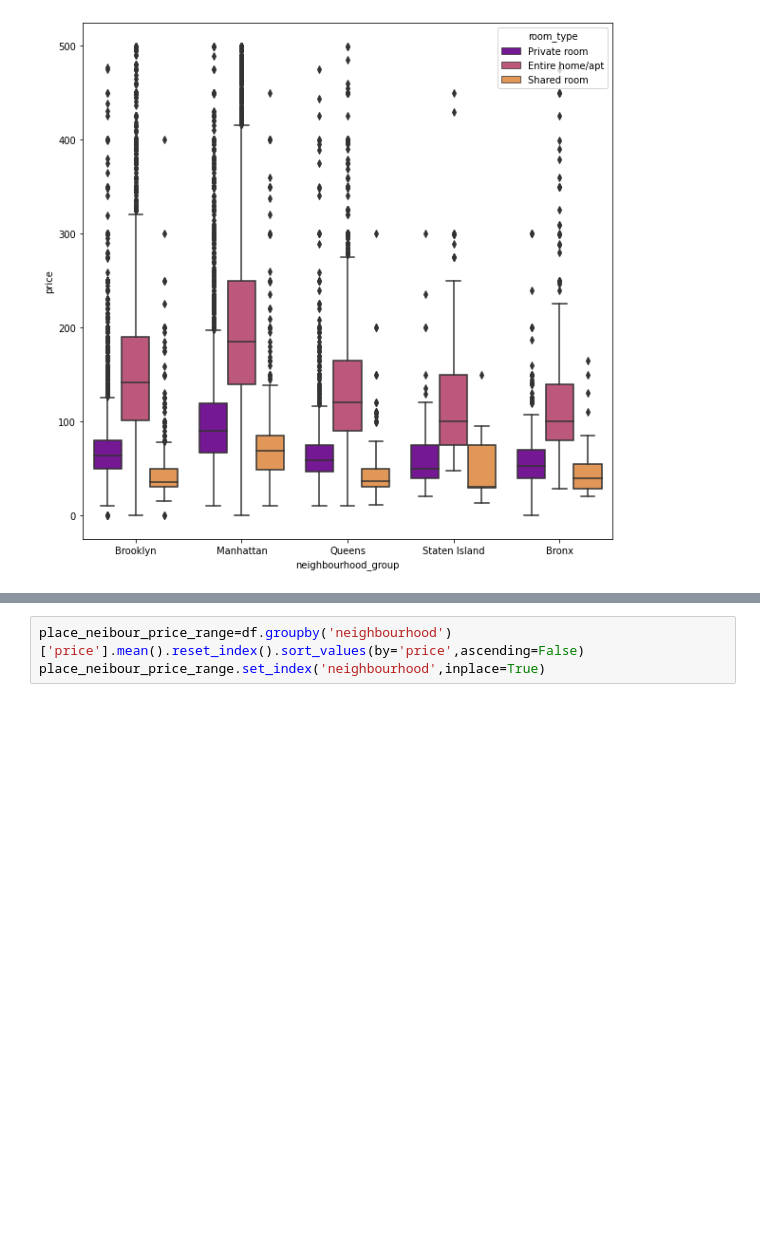
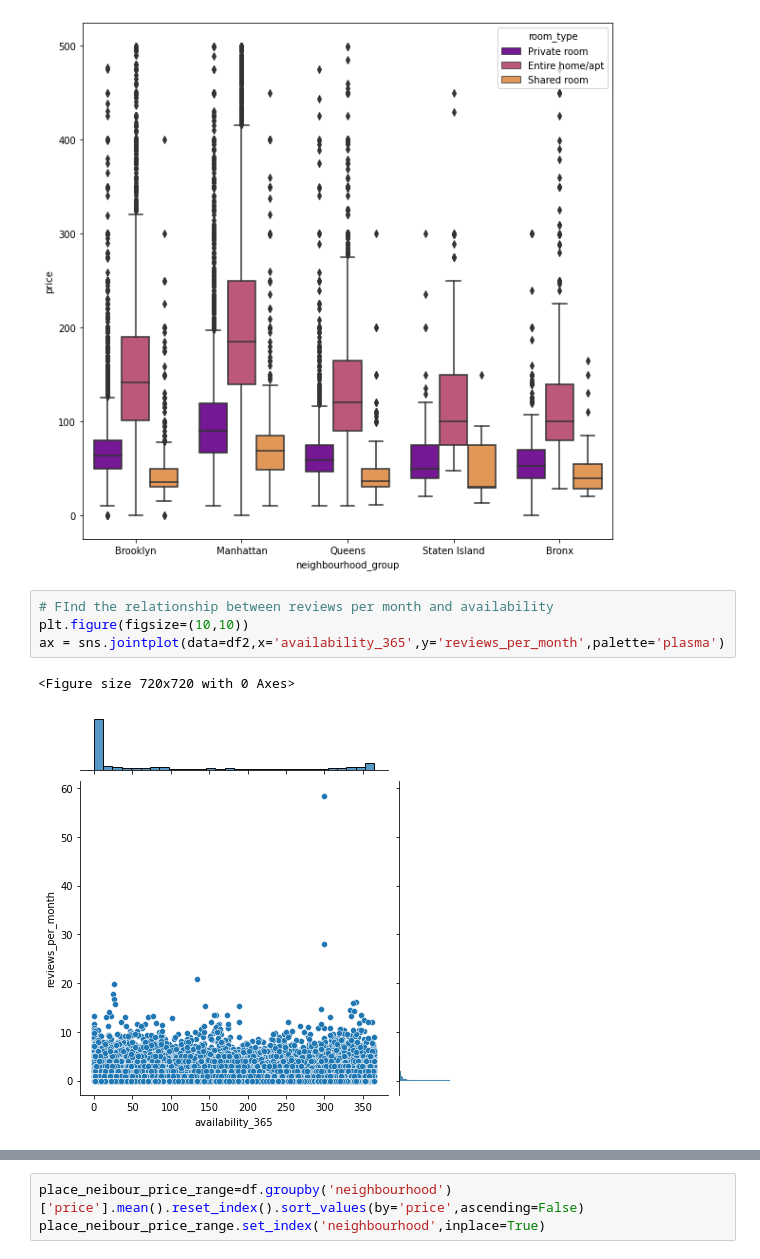
Before and after one commit to junaiskv94/Airbnb_bookin_Analysis, a Jupyter notebook: Copy_of_Airbnb_Bookings_Analysis_Capstone_Project.ipynb, the cells around one changed output, grey strips where cells are left out. Saved outputs shown, nothing was run; the diff lists cells and outputs as text; blank space fills up the shorter version.

```diff
--- a/Copy_of_Airbnb_Bookings_Analysis_Capstone_Project.ipynb
+++ b/Copy_of_Airbnb_Bookings_Analysis_Capstone_Project.ipynb
@@ -452,3 +469,10 @@ plt.figure(figsize=(10,10))
 ax = sns.boxplot(data=df2, x='neighbourhood_group',y='price',palette='plasma',hue='room_type')
 # %% [output]
 [figure]
+# %%
+# FInd the relationship between reviews per month and availability
+plt.figure(figsize=(10,10))
+ax = sns.jointplot(data=df2,x='availability_365',y='reviews_per_month',palette='plasma')
+# %% [output]
+<Figure size 720x720 with 0 Axes>
+[figure, added]
```
Also changed, not shown: parts of 19 cells of this notebook.
